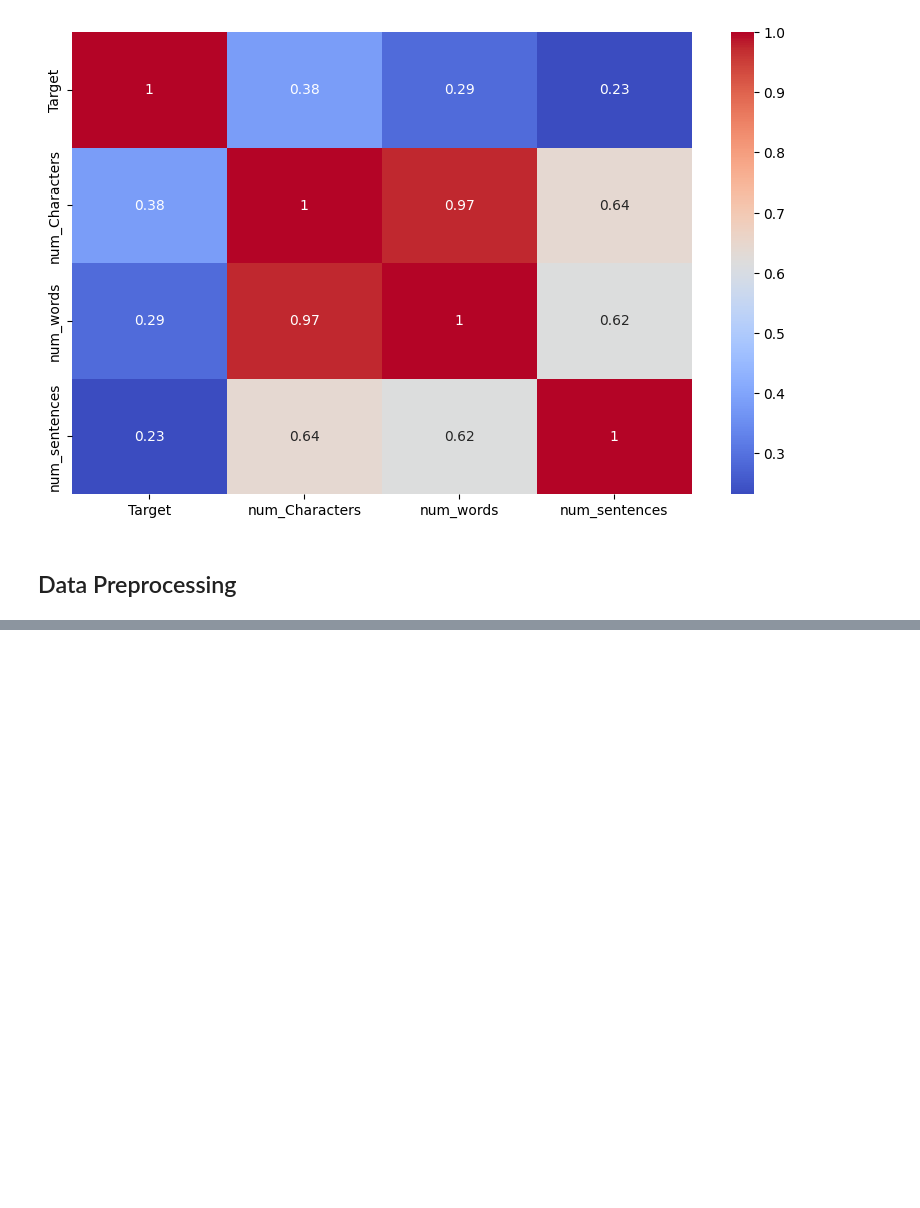
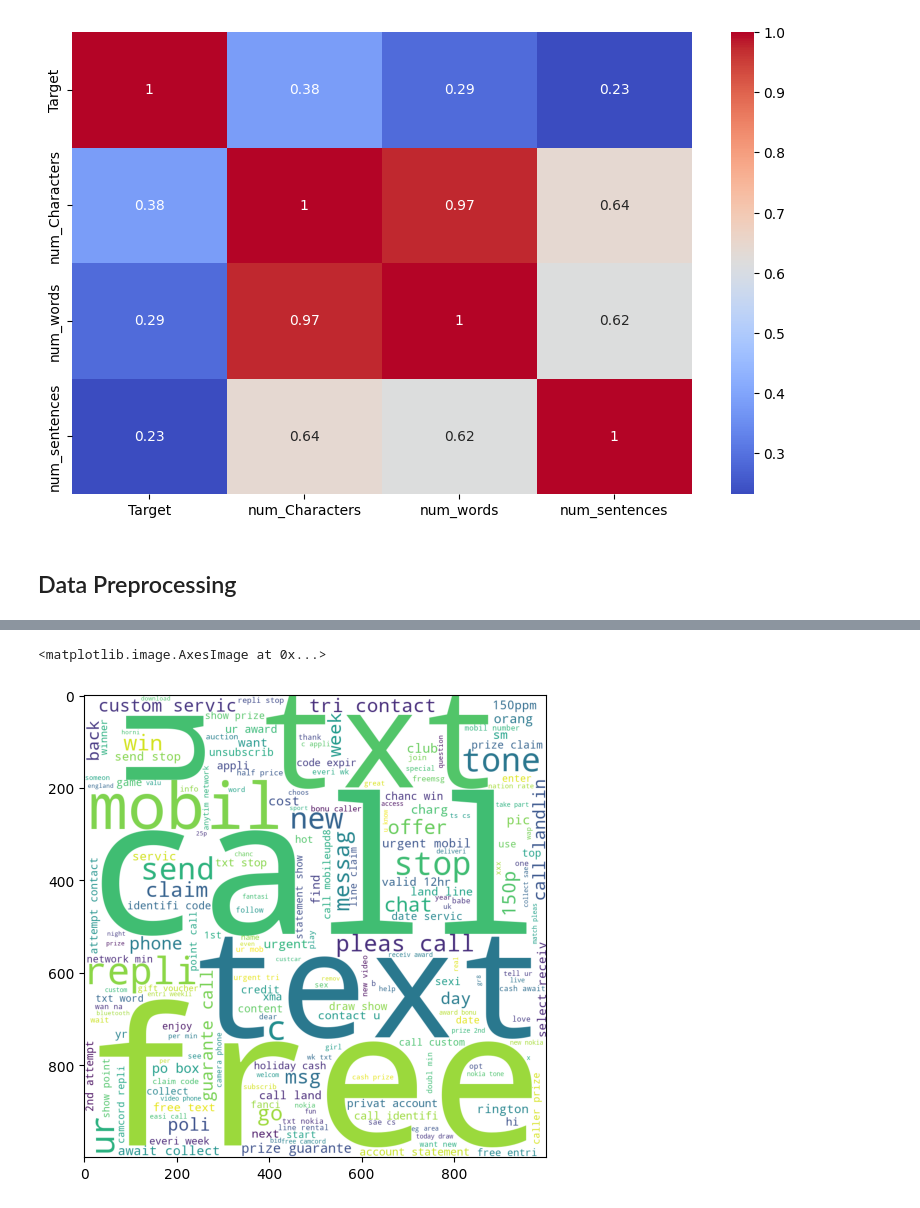
Before and after one commit to Its-Vikas-xd/Machine-Learning, a Jupyter notebook: Project/spam detection/Sms_Spam_Detection.ipynb, the cells around one changed output, grey strips where cells are left out. Drawn from its saved outputs; the diff is of its cells as text; code cells hidden in the pictures; blank space fills up the shorter version.

```diff
--- a/Project/spam detection/Sms_Spam_Detection.ipynb
+++ b/Project/spam detection/Sms_Spam_Detection.ipynb
@@ -209,0 +231,25 @@ plt.show()
+# %%
+def transform_text(text):
+    text = text.lower()  # Convert to lowercase
+    text = word_tokenize(text)  # Tokenize the text
+
+    y = []
+    # Keep only alphanumeric tokens
+    for i in text:
+        if i.isalnum():
+            y.append(i)
+
+    text = y[:]
+    y.clear()
+
+    # Remove stopwords and punctuation
+    for i in text:
+        if i not in stopwords.words('english') and i not in string.punctuation:
+            y.append(i)
+    text = y[:]
+    y.clear()
+
+    for i in text:
+        y.append(ps.stem(i))
+
+    return " ".join(y)
@@ -209,0 +260,2 @@ plt.show()
+# %%
+df["transformed_text"]=df['Text'].apply(transform_text)
@@ -209,0 +271,11 @@ plt.show()
+# %%
+from wordcloud import WordCloud
+wc = WordCloud(width=1000,height=1000,background_color='white',min_font_size=10).generate(df['transformed_text'].str.cat(sep=" "))
+# %%
+spam_wc = wc.generate(df[df['Target'] == 1]['transformed_text'].str.cat(sep=" "))
+# %%
+plt.figure(figsize=(15, 6))
+plt.imshow(spam_wc)
+# %% [output]
+<matplotlib.image.AxesImage at 0x...>
+[figure, added]
```
Also changed, not shown: parts of 18 cells of this notebook.
